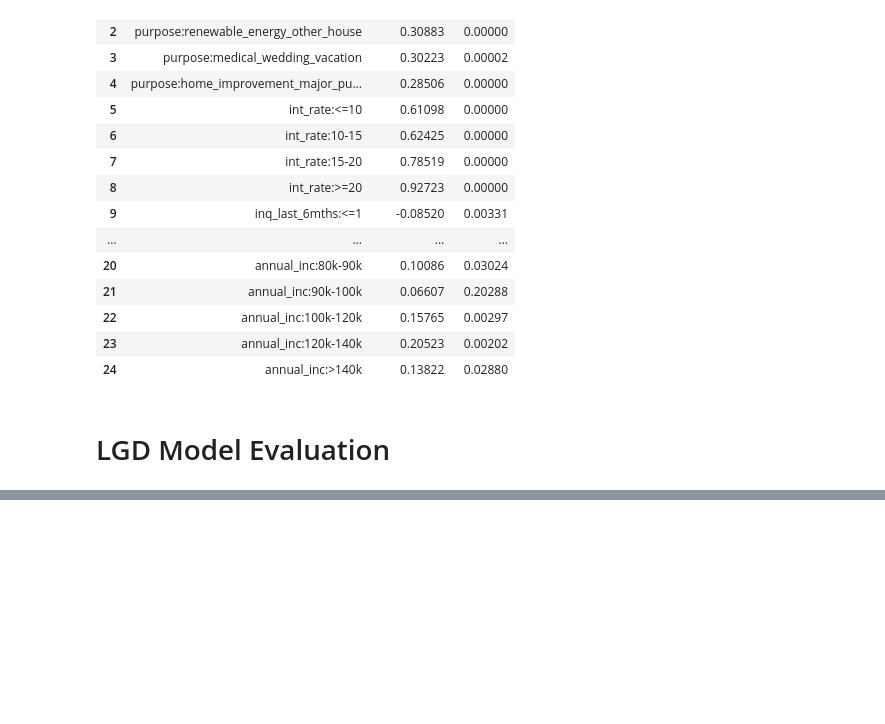
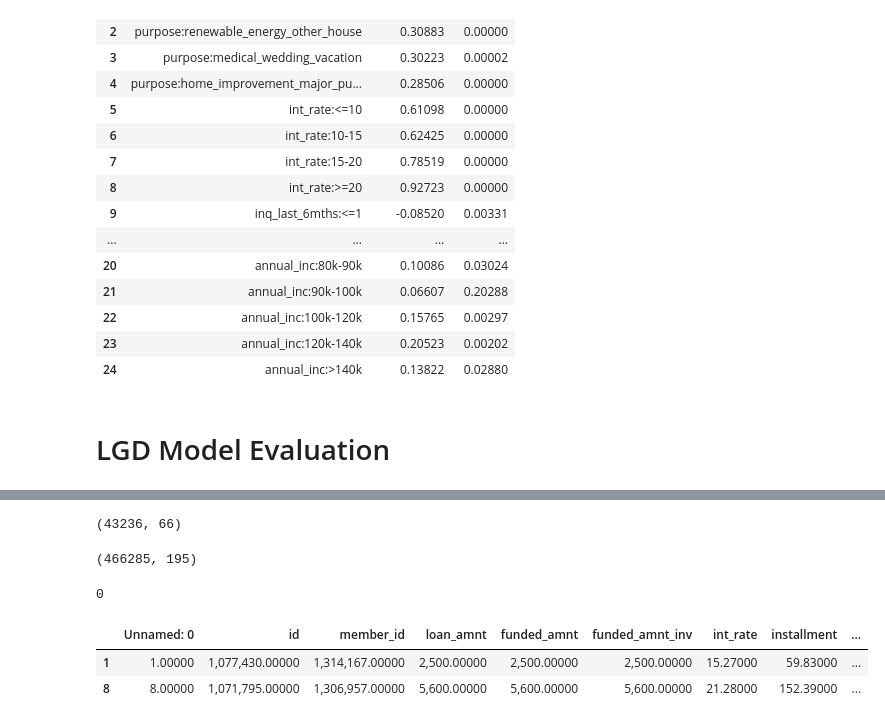
Before and after one commit to FluffyArc/CreditRisk, a Jupyter notebook: new_credit_risk.ipynb, the cells around one changed output, grey strips where cells are left out. Cells and saved outputs as stored; diff of their text form; code cells hidden in the pictures; blank space fills up the shorter version.

```diff
--- a/new_credit_risk.ipynb
+++ b/new_credit_risk.ipynb
@@ -1962,0 +2260,3 @@ X_test_lgd_1
+# %%
+loan_data_default['EAD'] = loan_data_default['CCF'] * loan_data_default['funded_amnt']
+loan_data_default['EAD'].describe()
@@ -1962,0 +2278,12 @@ X_test_lgd_1
+# %%
+loan_data_default.shape
+# %% [output]
+(43236, 66)
+# %%
+data_pd.shape
+# %% [output]
+(466285, 195)
+# %%
+data_pd['funded_amnt'].isna().sum()
+# %% [output]
+0
@@ -1962,0 +2296,6 @@ X_test_lgd_1
+# %%
+data_new.head(2)
+# %% [output]
+|  | Unnamed: 0 | id | member_id | loan_amnt | funded_amnt | funded_amnt_inv | int_rate | installment | ... |
+| 1 | 1.00000 | 1,077,430.00000 | 1,314,167.00000 | 2,500.00000 | 2,500.00000 | 2,500.00000 | 15.27000 | 59.83000 | ... |
+| 8 | 8.00000 | 1,071,795.00000 | 1,306,957.00000 | 5,600.00000 | 5,600.00000 | 5,600.00000 | 21.28000 | 152.39000 | ... |
```
Also changed, not shown: parts of 46 cells of this notebook.
